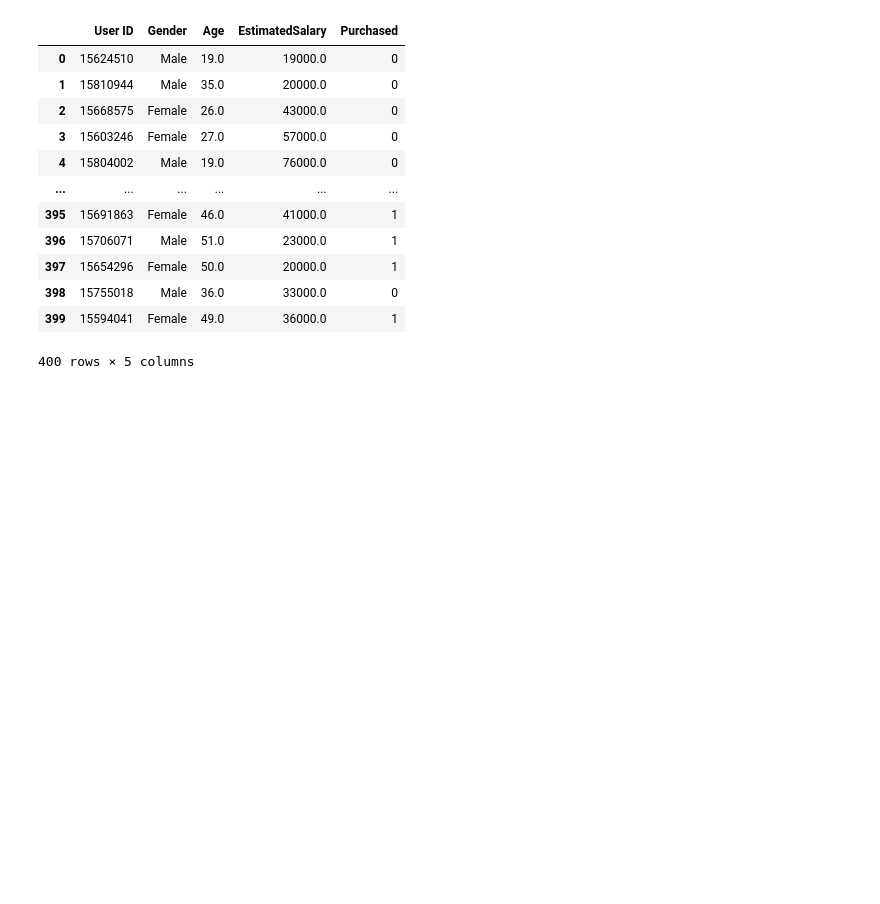
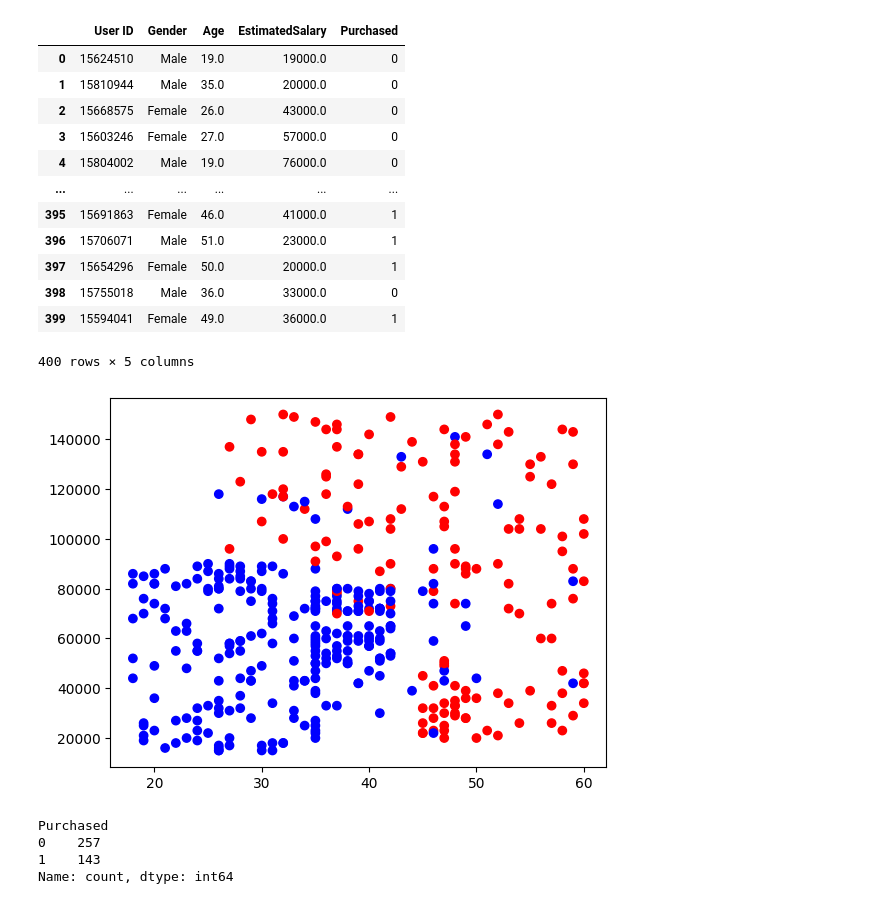
Before and after one commit to AdityaThakare72/Ajeenkya_DYP_Jan2026, a Jupyter notebook: Day5/data_viz_Jan8.ipynb, the cells around one changed output. Cells and saved outputs as stored; diff of their text form; code cells hidden in the pictures; blank space fills up the shorter version.

```diff
--- a/Day5/data_viz_Jan8.ipynb
+++ b/Day5/data_viz_Jan8.ipynb
@@ -113,3 +113,14 @@ df1
 | 398 | 15755018 | Male | 36.0 | 33000.0 | 0 |
 | 399 | 15594041 | Female | 49.0 | 36000.0 | 1 |
 400 rows × 5 columns
+# %%
+plt.scatter(df1['Age'], df1['EstimatedSalary'], marker = 'o', c = df1['Purchased'], cmap = 'bwr');
+# %% [output]
+[figure, added]
+# %%
+df1['Purchased'].value_counts()
+# %% [output]
+Purchased
+0    257
+1    143
+Name: count, dtype: int64
```
Also changed, not shown: parts of 8 cells of this notebook.
